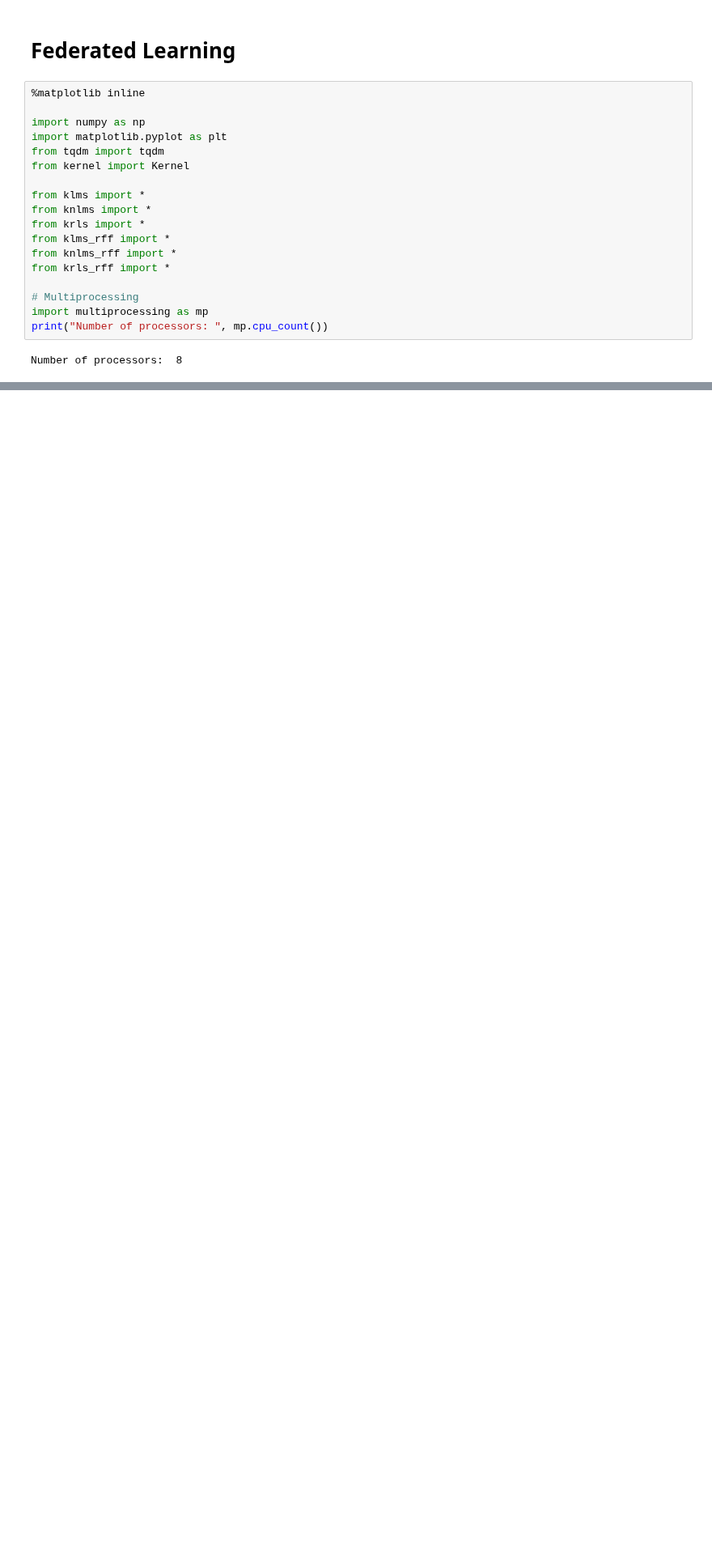
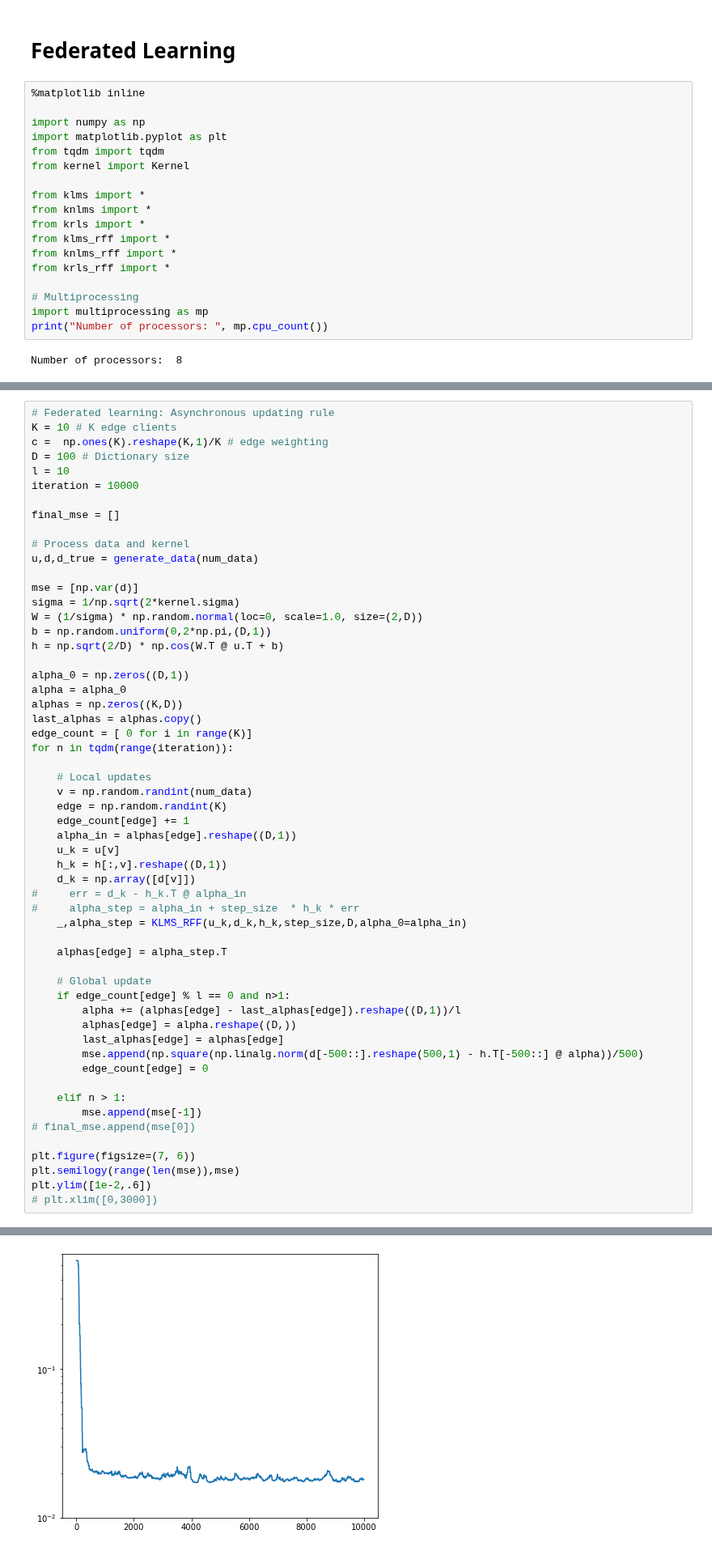
Before and after one commit to cjfelixx/machine-learning-graduate-research, a Jupyter notebook: FederatedLearing/federatedLearning.ipynb, the cells around one changed output, grey strips where cells are left out. Shown at 81% size. Drawn from its saved outputs; the diff is of its cells as text; blank space fills up the shorter version.

Commit message:
fixed sync fed learn

```diff
--- a/FederatedLearing/federatedLearning.ipynb
+++ b/FederatedLearing/federatedLearning.ipynb
@@ -127,0 +153,57 @@ b.shape
+# %%
+# Federated learning: Asynchronous updating rule
+K = 10 # K edge clients
+c =  np.ones(K).reshape(K,1)/K # edge weighting
+D = 100 # Dictionary size
+l = 10
+iteration = 10000
+
+final_mse = []
+
+# Process data and kernel
+u,d,d_true = generate_data(num_data)
+
+mse = [np.var(d)]
+sigma = 1/np.sqrt(2*kernel.sigma)
+W = (1/sigma) * np.random.normal(loc=0, scale=1.0, size=(2,D))
+b = np.random.uniform(0,2*np.pi,(D,1))
+h = np.sqrt(2/D) * np.cos(W.T @ u.T + b)
+
+alpha_0 = np.zeros((D,1))
+alpha = alpha_0
+alphas = np.zeros((K,D))
+last_alphas = alphas.copy()
+edge_count = [ 0 for i in range(K)]
+for n in tqdm(range(iteration)):
+
+    # Local updates
+    v = np.random.randint(num_data)
+    edge = np.random.randint(K)
+    edge_count[edge] += 1
+    alpha_in = alphas[edge].reshape((D,1))
+    u_k = u[v]
+    h_k = h[:,v].reshape((D,1))
+    d_k = np.array([d[v]])
+#     err = d_k - h_k.T @ alpha_in
+#     alpha_step = alpha_in + step_size  * h_k * err
+    _,alpha_step = KLMS_RFF(u_k,d_k,h_k,step_size,D,alpha_0=alpha_in)
+
+    alphas[edge] = alpha_step.T
+
+    # Global update
+    if edge_count[edge] % l == 0 and n>1:
+        alpha += (alphas[edge] - last_alphas[edge]).reshape((D,1))/l
+        alphas[edge] = alpha.reshape((D,))
+        last_alphas[edge] = alphas[edge]
+        mse.append(np.square(np.linalg.norm(d[-500::].reshape(500,1) - h.T[-500::] @ alpha))/500)
+        edge_count[edge] = 0
+
+    elif n > 1:
+        mse.append(mse[-1])
+# final_mse.append(mse[0])
+
+plt.figure(figsize=(7, 6))
+plt.semilogy(range(len(mse)),mse)
+plt.ylim([1e-2,.6])
+# plt.xlim([0,3000])
+# %% [output]
@@ -127,0 +211 @@ b.shape
+[figure, added]
```
Also changed, not shown: parts of 13 cells of this notebook, 8 other files.
